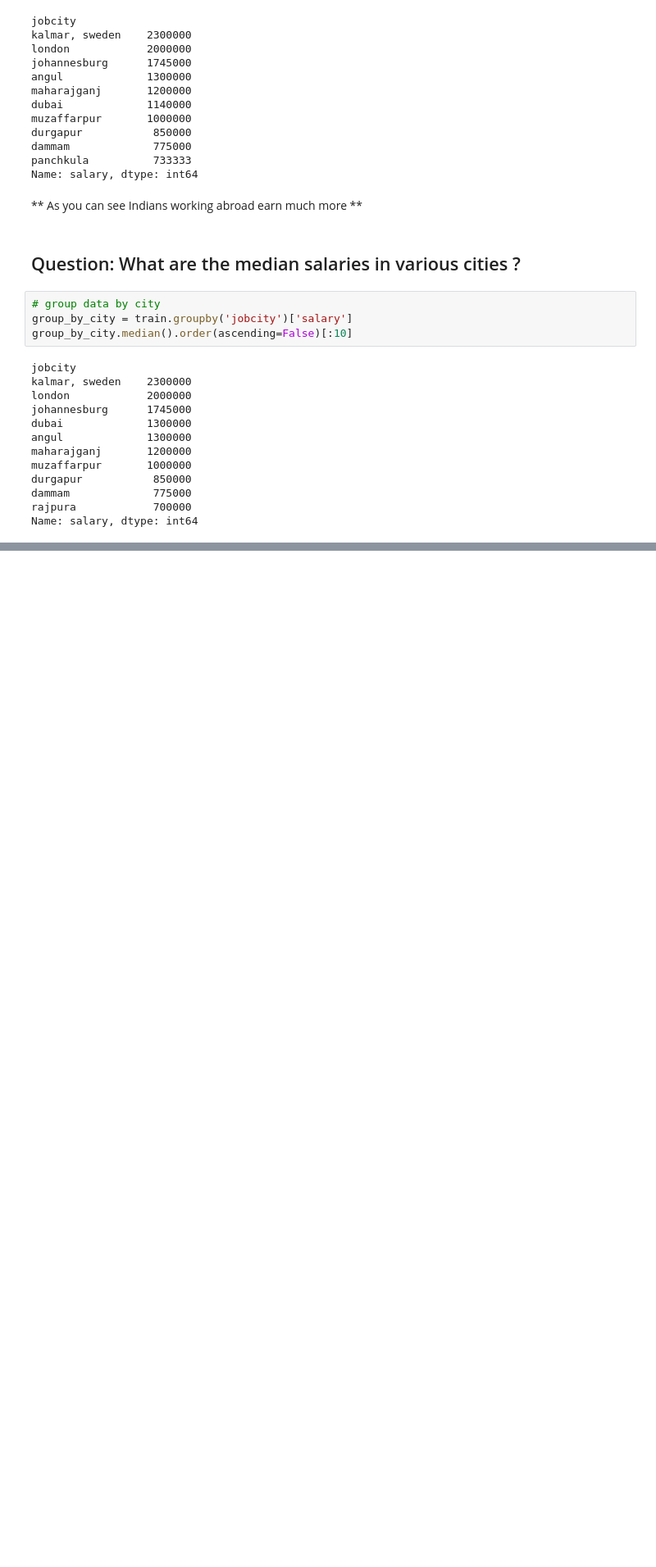
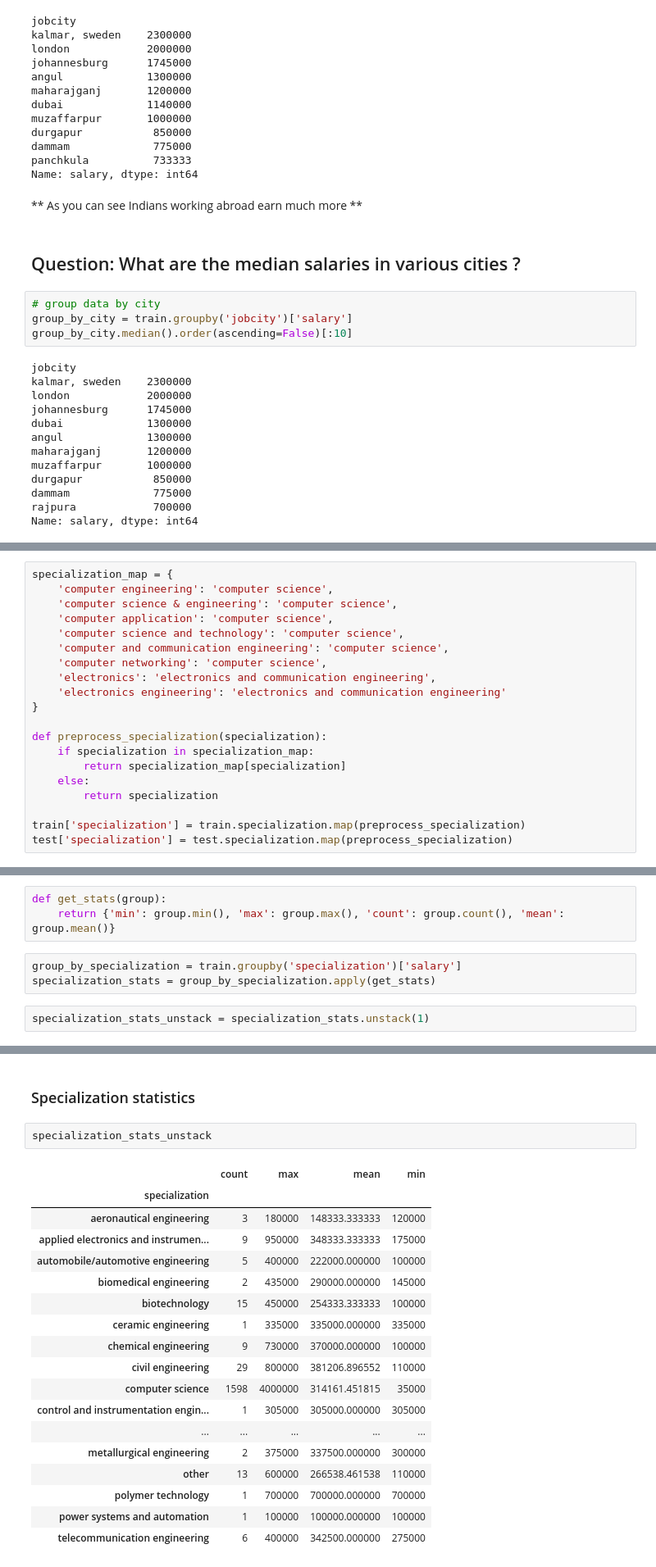
Before and after one commit to numb3r33/CoDS2016, a Jupyter notebook: CODS2016.ipynb, the cells around one changed output, grey strips where cells are left out. Shown at 82% size. Saved outputs shown, nothing was run; the diff lists cells and outputs as text; blank space fills up the shorter version.

```diff
--- a/CODS2016.ipynb
+++ b/CODS2016.ipynb
@@ -195,0 +229,20 @@ Name: salary, dtype: int64
+# %%
+specialization_map = {
+    'computer engineering': 'computer science',
+    'computer science & engineering': 'computer science',
+    'computer application': 'computer science',
+    'computer science and technology': 'computer science',
+    'computer and communication engineering': 'computer science',
+    'computer networking': 'computer science',
+    'electronics': 'electronics and communication engineering',
+    'electronics engineering': 'electronics and communication engineering'
+}
+
+def preprocess_specialization(specialization):
+    if specialization in specialization_map:
+        return specialization_map[specialization]
+    else:
+        return specialization
+
+train['specialization'] = train.specialization.map(preprocess_specialization)
+test['specialization'] = test.specialization.map(preprocess_specialization)
@@ -195,0 +269,8 @@ Name: salary, dtype: int64
+# %%
+def get_stats(group):
+    return {'min': group.min(), 'max': group.max(), 'count': group.count(), 'mean': group.mean()}
+# %%
+group_by_specialization = train.groupby('specialization')['salary']
+specialization_stats = group_by_specialization.apply(get_stats)
+# %%
+specialization_stats_unstack = specialization_stats.unstack(1)
@@ -195,0 +299,23 @@ Name: salary, dtype: int64
+# %% [markdown]
+### Specialization statistics
+# %%
+specialization_stats_unstack
+# %% [output]
+|  | count | max | mean | min |
+| specialization |  |  |  |  |
+| aeronautical engineering | 3 | 180000 | 148333.333333 | 120000 |
+| applied electronics and instrumen... | 9 | 950000 | 348333.333333 | 175000 |
+| automobile/automotive engineering | 5 | 400000 | 222000.000000 | 100000 |
+| biomedical engineering | 2 | 435000 | 290000.000000 | 145000 |
+| biotechnology | 15 | 450000 | 254333.333333 | 100000 |
+| ceramic engineering | 1 | 335000 | 335000.000000 | 335000 |
+| chemical engineering | 9 | 730000 | 370000.000000 | 100000 |
+| civil engineering | 29 | 800000 | 381206.896552 | 110000 |
+| computer science | 1598 | 4000000 | 314161.451815 | 35000 |
+| control and instrumentation engin... | 1 | 305000 | 305000.000000 | 305000 |
+| ... | ... | ... | ... | ... |
+| metallurgical engineering | 2 | 375000 | 337500.000000 | 300000 |
+| other | 13 | 600000 | 266538.461538 | 110000 |
+| polymer technology | 1 | 700000 | 700000.000000 | 700000 |
+| power systems and automation | 1 | 100000 | 100000.000000 | 100000 |
+| telecommunication engineering | 6 | 400000 | 342500.000000 | 275000 |
```
Also changed, not shown: parts of 15 cells of this notebook, 1 other file.
